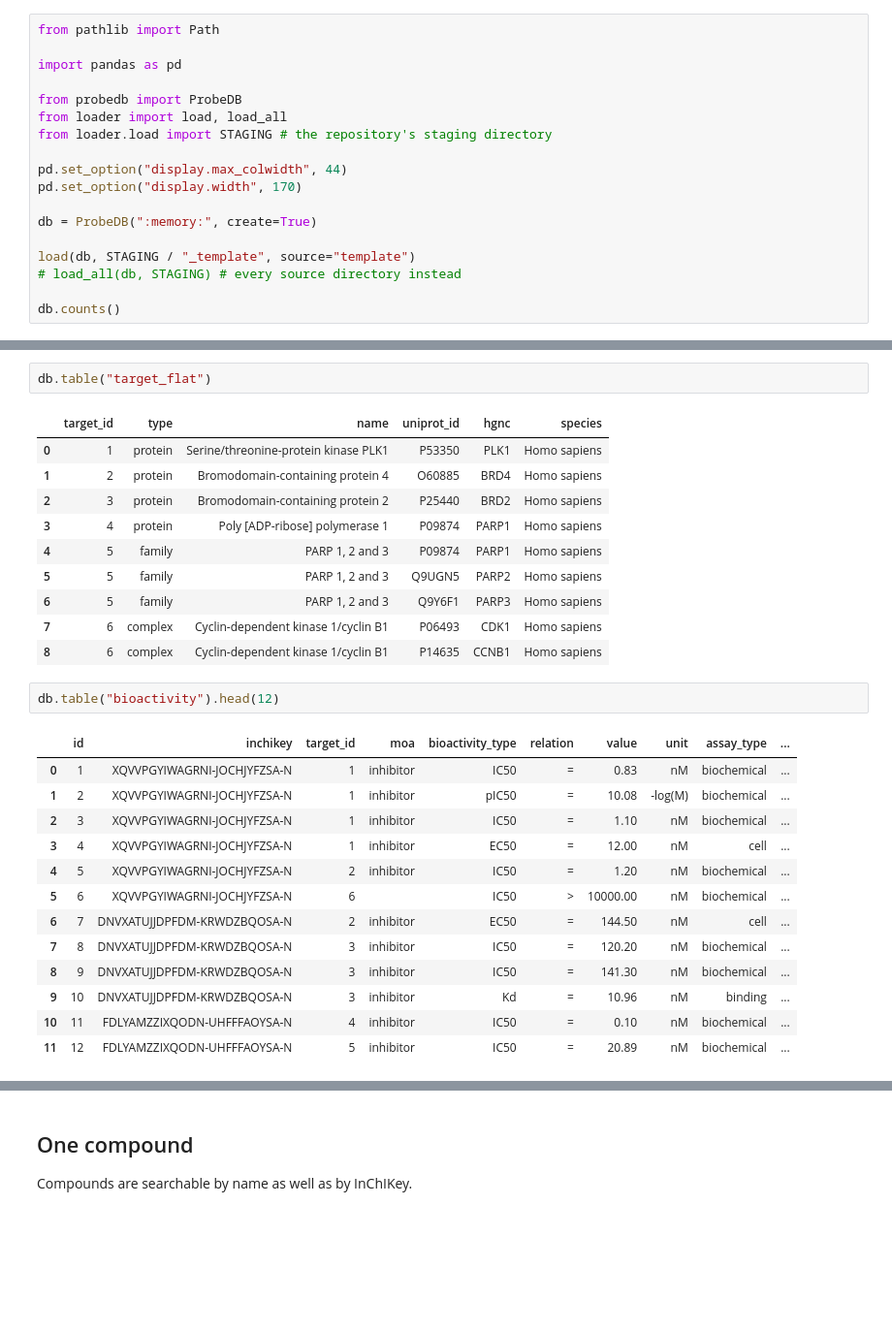
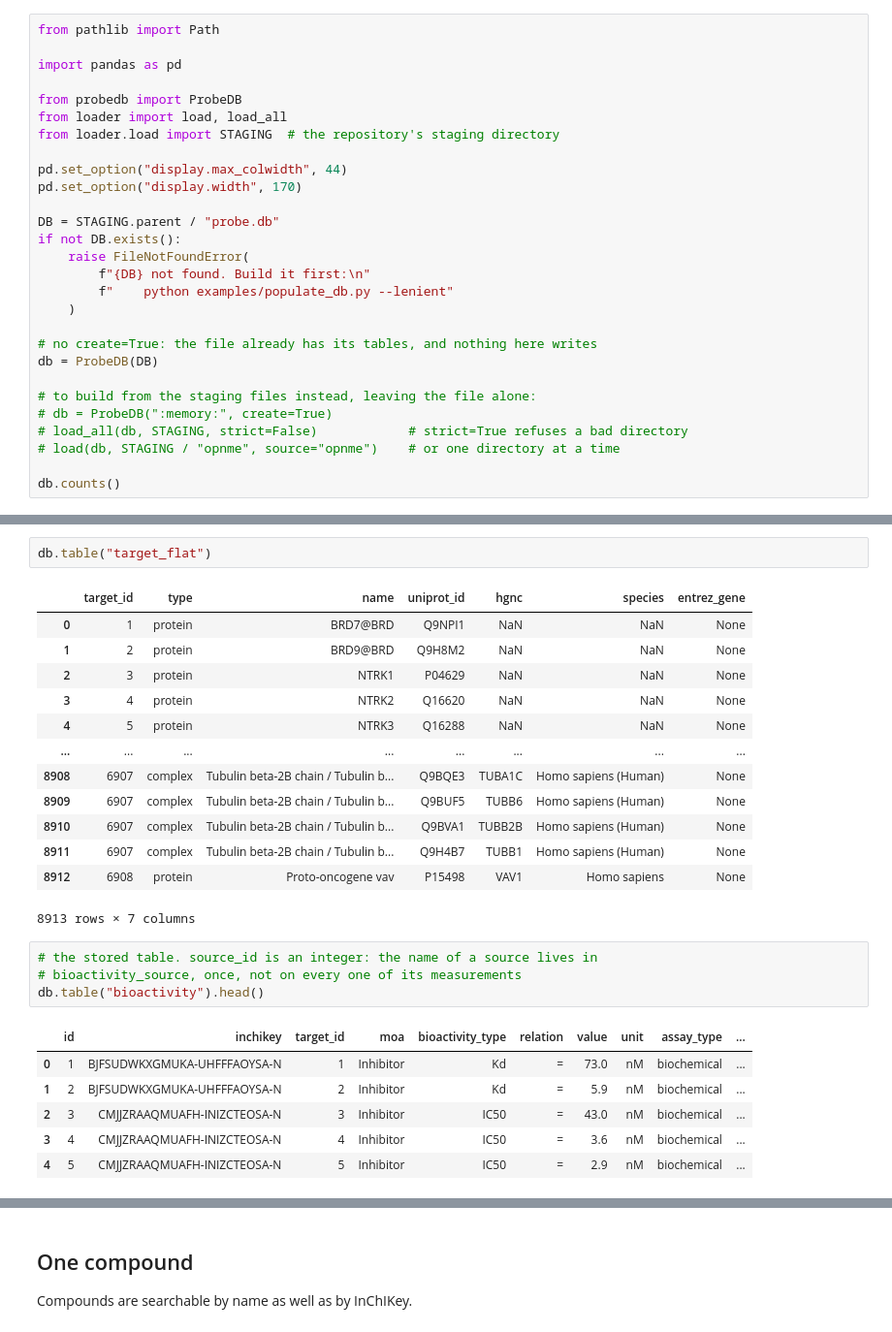
Before and after one commit to SCHMM-MelMar/Summer-School-2026, a Jupyter notebook: examples/explore_db.ipynb, the cells around one changed output, grey strips where cells are left out. Shown at 97% size. Drawn from its saved outputs; the diff is of its cells as text; blank space fills up the shorter version.

```diff
--- a/examples/explore_db.ipynb
+++ b/examples/explore_db.ipynb
@@ -13,15 +20,25 @@ import pandas as pd
 
 from probedb import ProbeDB
 from loader import load, load_all
-from loader.load import STAGING # the repository's staging directory
+from loader.load import STAGING  # the repository's staging directory
 
 pd.set_option("display.max_colwidth", 44)
 pd.set_option("display.width", 170)
 
-db = ProbeDB(":memory:", create=True)
+DB = STAGING.parent / "probe.db"
+if not DB.exists():
+    raise FileNotFoundError(
+        f"{DB} not found. Build it first:\n"
+        f"    python examples/populate_db.py --lenient"
+    )
 
-load(db, STAGING / "_template", source="template")
-# load_all(db, STAGING) # every source directory instead
+# no create=True: the file already has its tables, and nothing here writes
+db = ProbeDB(DB)
+
+# to build from the staging files instead, leaving the file alone:
+# db = ProbeDB(":memory:", create=True)
+# load_all(db, STAGING, strict=False)            # strict=True refuses a bad directory
+# load(db, STAGING / "opnme", source="opnme")    # or one directory at a time
 
 db.counts()
 # %% [output]
@@ -104,29 +167,27 @@ db.table("target")
 # %%
 db.table("target_flat")
 # %% [output]
-|  | target_id | type | name | uniprot_id | hgnc | species |
-| 0 | 1 | protein | Serine/threonine-protein kinase PLK1 | P53350 | PLK1 | Homo sapiens |
-| 1 | 2 | protein | Bromodomain-containing protein 4 | O60885 | BRD4 | Homo sapiens |
-| 2 | 3 | protein | Bromodomain-containing protein 2 | P25440 | BRD2 | Homo sapiens |
-| 3 | 4 | protein | Poly [ADP-ribose] polymerase 1 | P09874 | PARP1 | Homo sapiens |
-| 4 | 5 | family | PARP 1, 2 and 3 | P09874 | PARP1 | Homo sapiens |
-| 5 | 5 | family | PARP 1, 2 and 3 | Q9UGN5 | PARP2 | Homo sapiens |
-| 6 | 5 | family | PARP 1, 2 and 3 | Q9Y6F1 | PARP3 | Homo sapiens |
-| 7 | 6 | complex | Cyclin-dependent kinase 1/cyclin B1 | P06493 | CDK1 | Homo sapiens |
-| 8 | 6 | complex | Cyclin-dependent kinase 1/cyclin B1 | P14635 | CCNB1 | Homo sapiens |
+|  | target_id | type | name | uniprot_id | hgnc | species | entrez_gene |
+| 0 | 1 | protein | BRD7@BRD | Q9NPI1 | NaN | NaN | None |
+| 1 | 2 | protein | BRD9@BRD | Q9H8M2 | NaN | NaN | None |
+| 2 | 3 | protein | NTRK1 | P04629 | NaN | NaN | None |
+| 3 | 4 | protein | NTRK2 | Q16620 | NaN | NaN | None |
+| 4 | 5 | protein | NTRK3 | Q16288 | NaN | NaN | None |
+| ... | ... | ... | ... | ... | ... | ... | ... |
+| 8908 | 6907 | complex | Tubulin beta-2B chain / Tubulin b... | Q9BQE3 | TUBA1C | Homo sapiens (Human) | None |
+| 8909 | 6907 | complex | Tubulin beta-2B chain / Tubulin b... | Q9BUF5 | TUBB6 | Homo sapiens (Human) | None |
+| 8910 | 6907 | complex | Tubulin beta-2B chain / Tubulin b... | Q9BVA1 | TUBB2B | Homo sapiens (Human) | None |
+| 8911 | 6907 | complex | Tubulin beta-2B chain / Tubulin b... | Q9H4B7 | TUBB1 | Homo sapiens (Human) | None |
+| 8912 | 6908 | protein | Proto-oncogene vav | P15498 | VAV1 | Homo sapiens | None |
+8913 rows × 7 columns
 # %%
-db.table("bioactivity").head(12)
+# the stored table. source_id is an integer: the name of a source lives in
+# bioactivity_source, once, not on every one of its measurements
+db.table("bioactivity").head()
 # %% [output]
 |  | id | inchikey | target_id | moa | bioactivity_type | relation | value | unit | assay_type | ... |
-| 0 | 1 | XQVVPGYIWAGRNI-JOCHJYFZSA-N | 1 | inhibitor | IC50 | = | 0.83 | nM | biochemical | ... |
-| 1 | 2 | XQVVPGYIWAGRNI-JOCHJYFZSA-N | 1 | inhibitor | pIC50 | = | 10.08 | -log(M) | biochemical | ... |
-| 2 | 3 | XQVVPGYIWAGRNI-JOCHJYFZSA-N | 1 | inhibitor | IC50 | = | 1.10 | nM | biochemical | ... |
-| 3 | 4 | XQVVPGYIWAGRNI-JOCHJYFZSA-N | 1 | inhibitor | EC50 | = | 12.00 | nM | cell | ... |
-| 4 | 5 | XQVVPGYIWAGRNI-JOCHJYFZSA-N | 2 | inhibitor | IC50 | = | 1.20 | nM | biochemical | ... |
-| 5 | 6 | XQVVPGYIWAGRNI-JOCHJYFZSA-N | 6 |  | IC50 | > | 10000.00 | nM | biochemical | ... |
-| 6 | 7 | DNVXATUJJDPFDM-KRWDZBQOSA-N | 2 | inhibitor | EC50 | = | 144.50 | nM | cell | ... |
-| 7 | 8 | DNVXATUJJDPFDM-KRWDZBQOSA-N | 3 | inhibitor | IC50 | = | 120.20 | nM | biochemical | ... |
-| 8 | 9 | DNVXATUJJDPFDM-KRWDZBQOSA-N | 3 | inhibitor | IC50 | = | 141.30 | nM | biochemical | ... |
-| 9 | 10 | DNVXATUJJDPFDM-KRWDZBQOSA-N | 3 | inhibitor | Kd | = | 10.96 | nM | binding | ... |
-| 10 | 11 | FDLYAMZZIXQODN-UHFFFAOYSA-N | 4 | inhibitor | IC50 | = | 0.10 | nM | biochemical | ... |
-| 11 | 12 | FDLYAMZZIXQODN-UHFFFAOYSA-N | 5 | inhibitor | IC50 | = | 20.89 | nM | biochemical | ... |
+| 0 | 1 | BJFSUDWKXGMUKA-UHFFFAOYSA-N | 1 | Inhibitor | Kd | = | 73.0 | nM | biochemical | ... |
+| 1 | 2 | BJFSUDWKXGMUKA-UHFFFAOYSA-N | 2 | Inhibitor | Kd | = | 5.9 | nM | biochemical | ... |
+| 2 | 3 | CMJJZRAAQMUAFH-INIZCTEOSA-N | 3 | Inhibitor | IC50 | = | 43.0 | nM | biochemical | ... |
+| 3 | 4 | CMJJZRAAQMUAFH-INIZCTEOSA-N | 4 | Inhibitor | IC50 | = | 3.6 | nM | biochemical | ... |
+| 4 | 5 | CMJJZRAAQMUAFH-INIZCTEOSA-N | 5 | Inhibitor | IC50 | = | 2.9 | nM | biochemical | ... |
```
Also changed, not shown: parts of 31 cells of this notebook, 10 other files.
